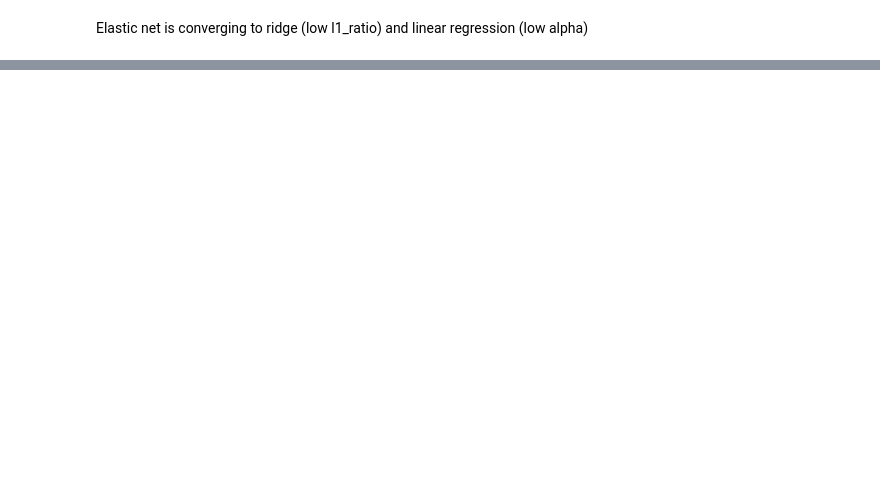
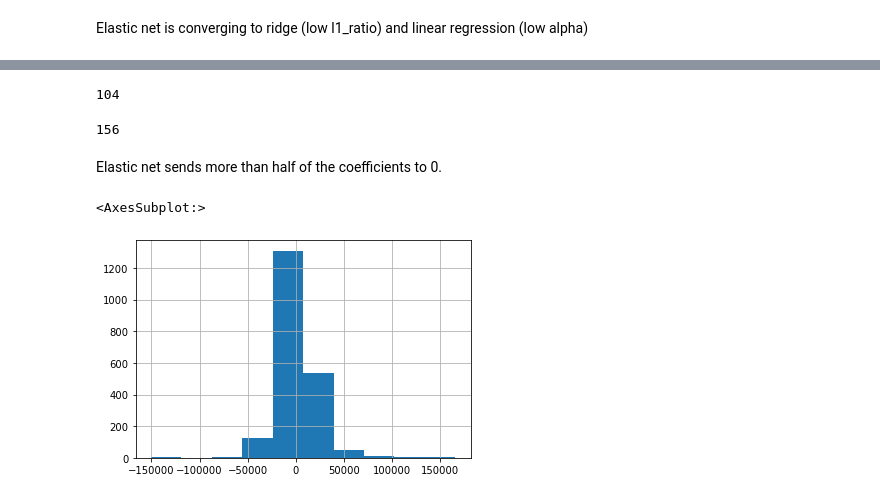
Before and after one commit to stevenlw-porpoise/Ames-Housing-Predictions, a Jupyter notebook: lr_model.ipynb, the cells around one changed output, grey strips where cells are left out. Drawn from its saved outputs; the diff is of its cells as text; code cells hidden in the pictures; blank space fills up the shorter version.

Commit message:
Lowered regularization in elastic-net

```diff
--- a/lr_model.ipynb
+++ b/lr_model.ipynb
@@ -331,11 +337,11 @@ mean_squared_error(y, squares_ridge_log.predict(X_all), squared = False)
 # %%
 pipe_elastic_net = make_pipeline(
     encoder,
-    ElasticNet(max_iter=10_000, selection='random')
+    ElasticNet(max_iter=30_000, selection='random')
 )
 # %%
 params_elastic_net = {
-    'elasticnet__alpha': np.logspace(-2, 3),
+    'elasticnet__alpha': np.logspace(-3.5, 1), # convergence is slower at low alpha values
     'elasticnet__l1_ratio': np.linspace(0.05, 0.5, 10)
 }
 # %%
@@ -394,0 +401,19 @@ mean_squared_error(y, squares_elastic_net_log.predict(X_all), squared = False)
+# %%
+(squares_elastic_net_log.regressor_.best_estimator_.named_steps['elasticnet'].coef_ == 0).sum()
+# %% [output]
+104
+# %%
+(squares_elastic_net_log.regressor_.best_estimator_.named_steps['elasticnet'].coef_ != 0).sum()
+# %% [output]
+156
+# %% [markdown]
+Elastic net sends more than half of the coefficients to 0.
+# %%
+preds = pd.Series(squares_elastic_net_log.predict(X_all), index = y.index)
+# %%
+residuals_en = y - preds
+# %%
+residuals_en.hist()
+# %% [output]
+<AxesSubplot:>
+[figure, added]
```
Also changed, not shown: parts of 30 cells of this notebook, 1 other file.
